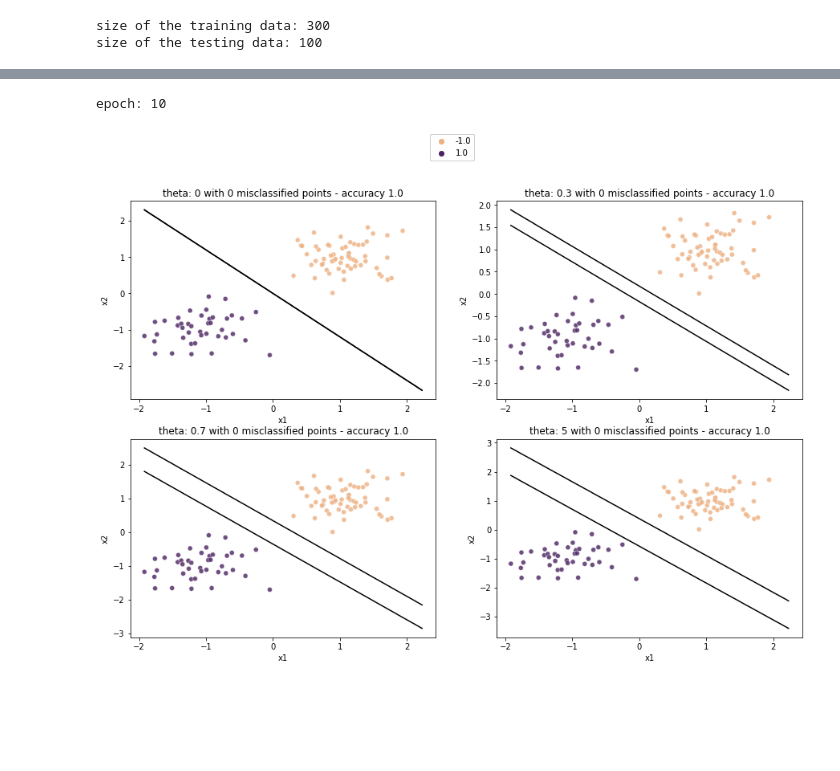
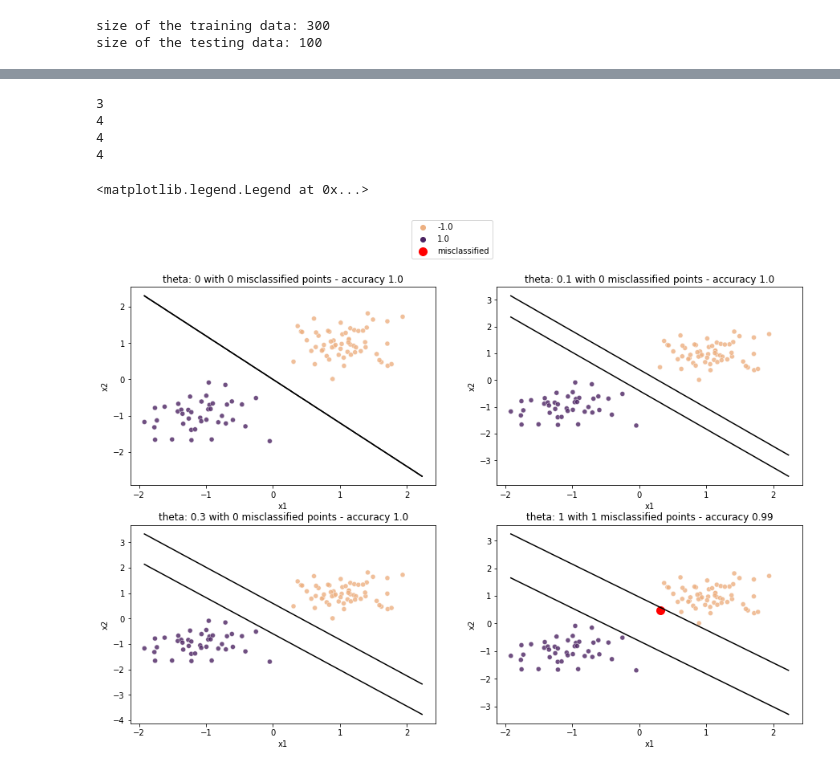
Before and after one commit to zhpinkman/perceptron-adaline, a Jupyter notebook: linear-perceptron.ipynb, the cells around one changed output, grey strips where cells are left out. Drawn from its saved outputs; the diff is of its cells as text; code cells hidden in the pictures; blank space fills up the shorter version.

```diff
--- a/linear-perceptron.ipynb
+++ b/linear-perceptron.ipynb
@@ -46,13 +47,13 @@ def forward_pass(inputs, W, theta):
         h = -1
     return h
 # %%
-def train_perceptron(X_train, y_train, theta):
+def train_perceptron(X_train, y_train, theta, max_epochs):
     W = np.zeros(X_train.shape[1] + 1)
-    lr = 1
+    lr = 0.1
     epochs = 1
     while True:
         errors = []
-        if epochs % 10 == 0:
+        if epochs % 100 == 0:
             print('epoch: {}'.format(epochs))
         epochs += 1
         for index in X_train.index:
@@ -62,8 +63,9 @@ def train_perceptron(X_train, y_train, theta):
                 errors.append(error)
                 W[:-1] += lr*X_train.loc[index]*y_train.loc[index]
                 W[-1] += lr*y_train.loc[index]
-        if not any(errors):
+        if not any(errors) or epochs > max_epochs:
             break
+    print(epochs)
     return W
 # %%
 def plot_dividing_lines(x, y1, y2, ax, df):
@@ -71,8 +73,8 @@ def plot_dividing_lines(x, y1, y2, ax, df):
     sns.lineplot(x=x, y=y1, color='black', ax=ax)
     sns.lineplot(x=x, y=y2, color='black', ax=ax)
 # %%
-def find_dividing_line(X_train, y_train, df, theta):
-    W = train_perceptron(X_train, y_train, theta)
+def find_dividing_line(X_train, y_train, df, theta, max_epochs=np.inf):
+    W = train_perceptron(X_train, y_train, theta, max_epochs)
     x1_min, x1_max = min(df['x1']), max(df['x1'])
     x = np.linspace(x1_min, x1_max, num=10000)
     y1 = (-W[0]*x - W[-1] + theta) / W[1]
@@ -86,3 +88,20 @@ def find_misclassifieds(W, X_test, y_test, theta):
         if h != y_test.loc[index]:
             misclassified_indices.append(index)
     return misclassified_indices
+# %%
+fig = plt.figure(figsize=(15, 10))
+theta = 0
+ax = plt.subplot(111)
+W, x, y1, y2 = find_dividing_line(X_train, y_train, df, theta)
+misclassified_indices = find_misclassifieds(W, X_test, y_test, theta)
+plot_dividing_lines(x, y1, y2, ax, pd.concat([X_test, y_test], axis=1))
+if len(misclassified_indices):
+    sns.scatterplot(data=X_test.loc[misclassified_indices], x='x1', y='x2', ax=ax, color='green', markers='*')
+ax.set_title('theta: {} with {} misclassified points - accuracy {}'
+             .format(theta,
+                     len(misclassified_indices),
+                     (X_test.shape[0] - len(misclassified_indices)) / X_test.shape[0]))
+
+# handles, labels = ax.get_legend_handles_labels()
+# fig.legend(handles, labels, loc='upper center')
+# ax.get_legend().remove()
@@ -89,20 +112,28 @@ def find_misclassifieds(W, X_test, y_test, theta):
 # %%
 fig = plt.figure(figsize=(15, 10))
-for i, theta in enumerate([0, .3, .7, 5]):
+for i, theta in enumerate([0, .1, .3, 1]):
     ax = plt.subplot(2, 2, i + 1)
-    W, x, y1, y2 = find_dividing_line(X_train, y_train, df, theta)
+    W, x, y1, y2 = find_dividing_line(X_train, y_train, df, theta, 3)
     misclassified_indices = find_misclassifieds(W, X_test, y_test, theta)
     plot_dividing_lines(x, y1, y2, ax, pd.concat([X_test, y_test], axis=1))
     if len(misclassified_indices):
-        sns.scatterplot(data=X_test.loc[misclassified_indices], x='x1', y='x2', ax=ax, color='green', markers='*')
+        ax.scatter(
+            X_test.loc[misclassified_indices]['x1'],
+            X_test.loc[misclassified_indices]['x2'],
+            color='red', s=100, label='misclassified')
+
     ax.set_title('theta: {} with {} misclassified points - accuracy {}'
                  .format(theta,
                          len(misclassified_indices),
                          (X_test.shape[0] - len(misclassified_indices)) / X_test.shape[0]))
 
     handles, labels = ax.get_legend_handles_labels()
-    fig.legend(handles, labels, loc='upper center')
     ax.get_legend().remove()
+fig.legend(handles, labels, loc='upper center')
 # %% [output]
-epoch: 10
+3
+4
+4
+4
+<matplotlib.legend.Legend at 0x...>
-[figure, old version]
+[figure, new version]
```
Also changed, not shown: parts of 2 cells of this notebook, 2 other files.
